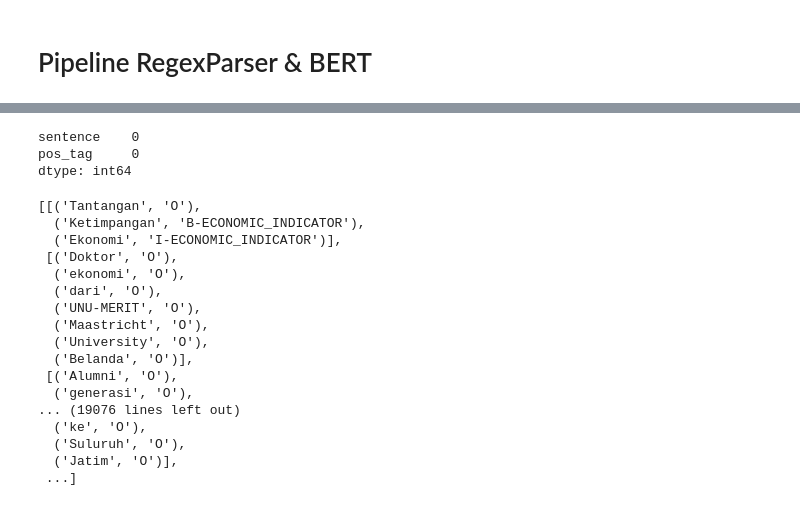
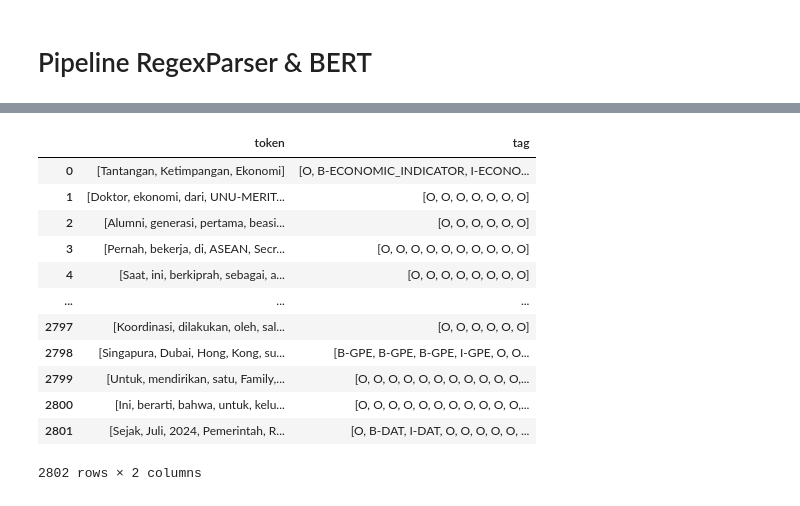
Before and after one commit to dhiiil/FinanceNewsNER, a Jupyter notebook: src/data-annotation/iobNerFinance.ipynb, the cells around one changed output, grey strips where cells are left out. Drawn from its saved outputs; the diff is of its cells as text; code cells hidden in the pictures.

Commit message:
Update : ner result format

```diff
--- a/src/data-annotation/iobNerFinance.ipynb
+++ b/src/data-annotation/iobNerFinance.ipynb
@@ -311,7 +311,7 @@ def merge_ner_results_with_reconstruction(tokens, custom_tags, pipe, selected_ta
 
     # Merge with custom tags
     merged_tags = []
-    for i, (word, pos) in enumerate(tokens):
+    for i, (word, _) in enumerate(tokens):
         custom_tag = custom_tags[i][1]
         pipe_tag = reconstructed_tags[i]
 
@@ -326,44 +340,22 @@ def merge_ner_results_with_reconstruction(tokens, custom_tags, pipe, selected_ta
 keywords_list = [economic_indicators, asset_classes]
 tag_prefix_list = ["ECONOMIC_INDICATOR", "ASSET_CLASS"]
 
-merge_results = []
+merge_results = {
+    'token' : [],
+    'tag' : []
+}
 
 for pair in pair_tags:
-    # Function test with one sentence sample
-    token_input = pair
-
     # Tag using the combined function
-    custom_tags = tag_with_context(token_input, keywords_list, tag_prefix_list)
+    custom_tags = tag_with_context(pair, keywords_list, tag_prefix_list)
 
     # Filtered the tags with only tag we need
     selected_tags = ["DAT", "EVT", "GPE", "LOC", "PER", "PRD", "PRC", "CRD", "TIM", "NOR"]
 
     # Merge results
-    result = merge_ner_results_with_reconstruction(token_input, custom_tags, pipe, selected_tags)
-    merge_results.append(result)
+    result = merge_ner_results_with_reconstruction(pair, custom_tags, pipe, selected_tags)
+
+    tokens = [token for (token, _) in result]
+    tag = [tag for (_, tag) in result]
+    merge_results['token'].append(tokens)
+    merge_results['tag'].append(tag)
-# %%
-news_data.isna().sum()
-# %% [output]
-sentence    0
-pos_tag     0
-dtype: int64
-# %%
-merge_results
-# %% [output]
-[[('Tantangan', 'O'),
-  ('Ketimpangan', 'B-ECONOMIC_INDICATOR'),
-  ('Ekonomi', 'I-ECONOMIC_INDICATOR')],
- [('Doktor', 'O'),
-  ('ekonomi', 'O'),
-  ('dari', 'O'),
-  ('UNU-MERIT', 'O'),
-  ('Maastricht', 'O'),
-  ('University', 'O'),
-  ('Belanda', 'O')],
- [('Alumni', 'O'),
-  ('generasi', 'O'),
-... (19076 lines left out)
-  ('ke', 'O'),
-  ('Suluruh', 'O'),
-  ('Jatim', 'O')],
- ...]
@@ -372 +362,17 @@ news_data['iob_ner'] = merge_results
+# %%
+ner_result = pd.DataFrame(merge_results, columns=['token', 'tag'])
+# %% [output]
+|  | token | tag |
+| 0 | [Tantangan, Ketimpangan, Ekonomi] | [O, B-ECONOMIC_INDICATOR, I-ECONO... |
+| 1 | [Doktor, ekonomi, dari, UNU-MERIT... | [O, O, O, O, O, O, O] |
+| 2 | [Alumni, generasi, pertama, beasi... | [O, O, O, O, O, O] |
+| 3 | [Pernah, bekerja, di, ASEAN, Secr... | [O, O, O, O, O, O, O, O, O, O] |
+| 4 | [Saat, ini, berkiprah, sebagai, a... | [O, O, O, O, O, O, O, O] |
+| ... | ... | ... |
+| 2797 | [Koordinasi, dilakukan, oleh, sal... | [O, O, O, O, O, O] |
+| 2798 | [Singapura, Dubai, Hong, Kong, su... | [B-GPE, B-GPE, B-GPE, I-GPE, O, O... |
+| 2799 | [Untuk, mendirikan, satu, Family,... | [O, O, O, O, O, O, O, O, O, O, O,... |
+| 2800 | [Ini, berarti, bahwa, untuk, kelu... | [O, O, O, O, O, O, O, O, O, O, O,... |
+| 2801 | [Sejak, Juli, 2024, Pemerintah, R... | [O, B-DAT, I-DAT, O, O, O, O, O, ... |
+2802 rows × 2 columns
 # %%
```
Also changed, not shown: parts of 3 cells of this notebook, 2 other files.
